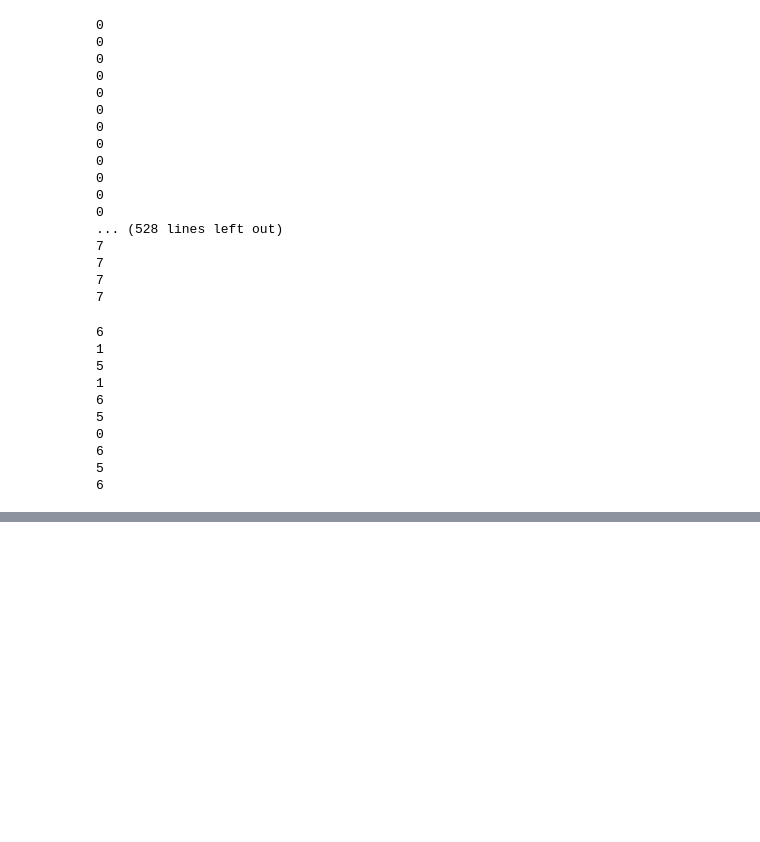
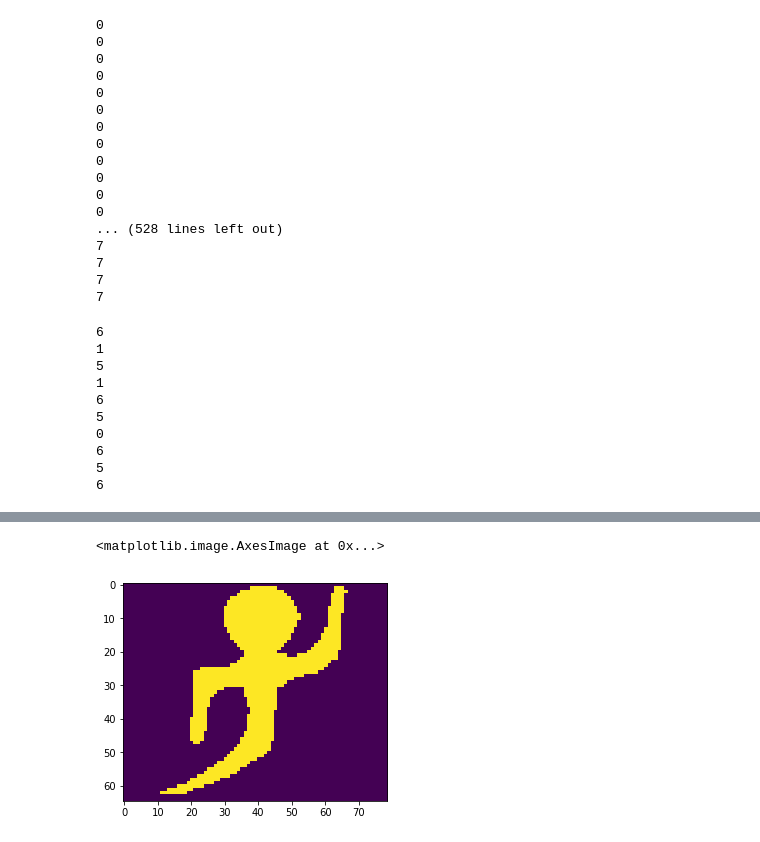
Before and after one commit to matthewgiem/chinese_characters, a Jupyter notebook: Untitled1.ipynb, the cells around one changed output, grey strips where cells are left out. Cells and saved outputs as stored; diff of their text form; code cells hidden in the pictures; blank space fills up the shorter version.

```diff
--- a/Untitled1.ipynb
+++ b/Untitled1.ipynb
@@ -265,0 +190,5 @@ for x in characters:
+# %%
+plt.imshow(Xtrain[0])
+# %% [output]
+<matplotlib.image.AxesImage at 0x...>
+[figure, added]
```
Also changed, not shown: parts of 30 cells of this notebook.
